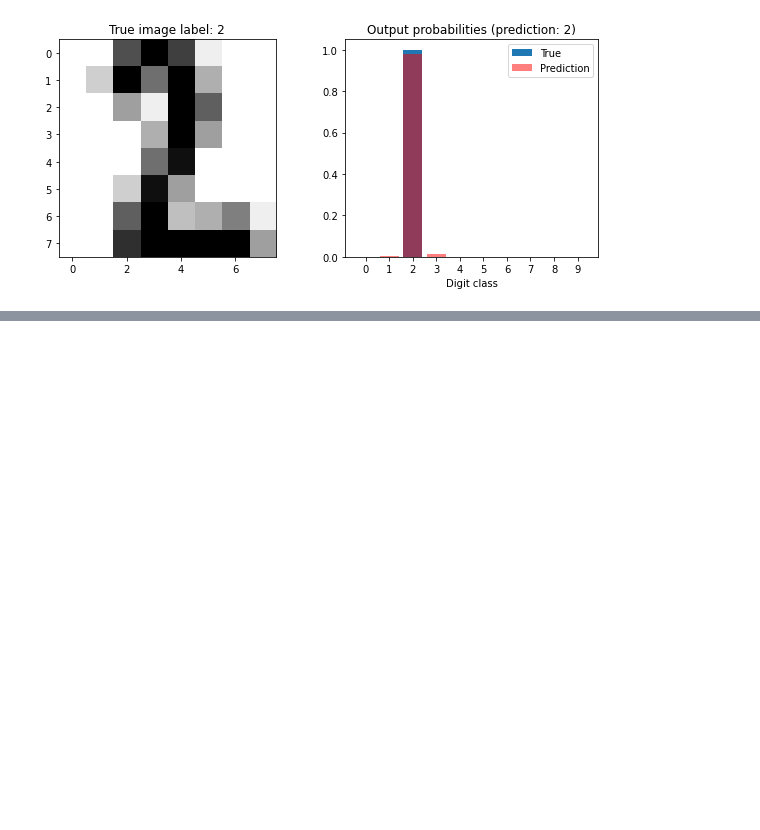
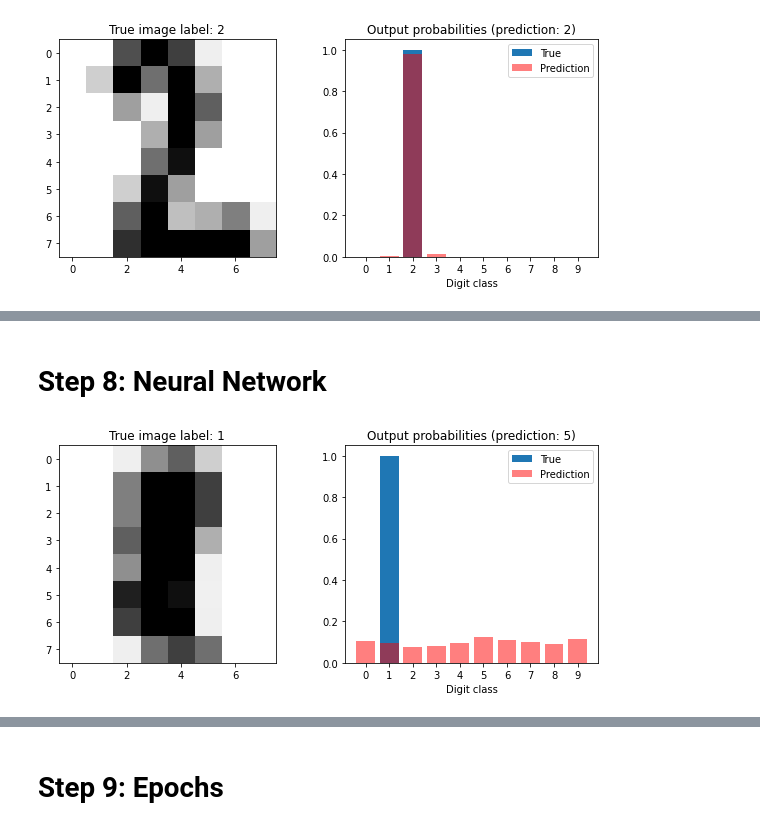
Before and after one commit to KeremDUZENLI/python-keras-deep-learning, a Jupyter notebook: notebooks/2_backpropagation.ipynb, the cells around one changed output, grey strips where cells are left out. Cells and saved outputs as stored; diff of their text form; code cells hidden in the pictures; blank space fills up the shorter version.

```diff
--- a/notebooks/2_backpropagation.ipynb
+++ b/notebooks/2_backpropagation.ipynb
@@ -23,7 +23,6 @@ Dataset shape: (1797, 64)
 # %% [markdown]
 # Step 2: Preprocessing the Data
 # %%
-# Import preprocessing tools
 from sklearn.model_selection import train_test_split
 from sklearn import preprocessing
 
@@ -32,9 +31,7 @@ data = np.asarray(digits.data, dtype='float32')
 target = np.asarray(digits.target, dtype='int32')
 
 # Split into training and test sets
-X_train, X_test, y_train, y_test = train_test_split(
-    data, target, test_size=0.15, random_state=37
-)
+X_train, X_test, y_train, y_test = train_test_split(data, target, test_size=0.15, random_state=37)
 
 # Normalize the data
 scaler = preprocessing.StandardScaler()
@@ -357,0 +256,69 @@ Epoch 15, train loss: 0.01924, train acc: 0.999, test acc: 0.941
+# %% [markdown]
+# Step 8: Neural Network
+# %%
+class NeuralNet:
+    def __init__(self, input_size, hidden_size, output_size):
+        self.W_h = np.random.uniform(low=-0.1, high=0.1, size=(input_size, hidden_size))
+        self.b_h = np.zeros(hidden_size)
+        self.W_o = np.random.uniform(low=-0.1, high=0.1, size=(hidden_size, output_size))
+        self.b_o = np.zeros(output_size)
+        self.output_size = output_size
+
+    def forward(self, X):
+        z_h = np.dot(X, self.W_h) + self.b_h
+        h = sigmoid(z_h)
+        z_o = np.dot(h, self.W_o) + self.b_o
+        y = softmax(z_o)
+        return y
+
+    def loss(self, X, y):
+        return nll(one_hot(self.output_size, y), self.forward(X))
+
+    def forward_keep_activations(self, X):
+        z_h = np.dot(X, self.W_h) + self.b_h
+        h = sigmoid(z_h)
+        z_o = np.dot(h, self.W_o) + self.b_o
+        y = softmax(z_o)
+        return y, h, z_h
+
+    def grad_loss(self, x, y_true):
+        y, h, z_h = self.forward_keep_activations(x)
+        target = one_hot(self.output_size, y_true)
+        if target.ndim > 1:
+            target = target.squeeze()
+        grad_z_o = y - target
+        grad_W_o = np.outer(h, grad_z_o)
+        grad_b_o = grad_z_o
+        grad_h = np.dot(grad_z_o, self.W_o.T)
+        grad_z_h = grad_h * dsigmoid(z_h)
+        grad_W_h = np.outer(x, grad_z_h)
+        grad_b_h = grad_z_h
+        return {"W_h": grad_W_h, "b_h": grad_b_h, "W_o": grad_W_o, "b_o": grad_b_o}
+
+    def train(self, x, y, learning_rate):
+        grads = self.grad_loss(x, y)
+        self.W_h -= learning_rate * grads["W_h"]
+        self.b_h -= learning_rate * grads["b_h"]
+        self.W_o -= learning_rate * grads["W_o"]
+        self.b_o -= learning_rate * grads["b_o"]
+
+    def predict(self, X):
+        if len(X.shape) == 1:
+            return np.argmax(self.forward(X))
+        else:
+            return np.argmax(self.forward(X), axis=1)
+
+    def accuracy(self, X, y):
+        if X.ndim == 1:
+            X = X[np.newaxis, :]
+        return np.mean(self.predict(X) == y)
+
+
+# Initialize and test
+n_hidden = 10
+model = NeuralNet(n_features, n_hidden, n_classes)
+plot_prediction(model, sample_idx=5)
+print("Initial loss:", model.loss(X_train, y_train))
+print("Initial accuracy:", model.accuracy(X_train, y_train))
+# %% [output]
+[figure, added]
@@ -357,0 +327,2 @@ Epoch 15, train loss: 0.01924, train acc: 0.999, test acc: 0.941
+# %% [markdown]
+# Step 9: Epochs
```
Also changed, not shown: parts of 10 cells of this notebook.
